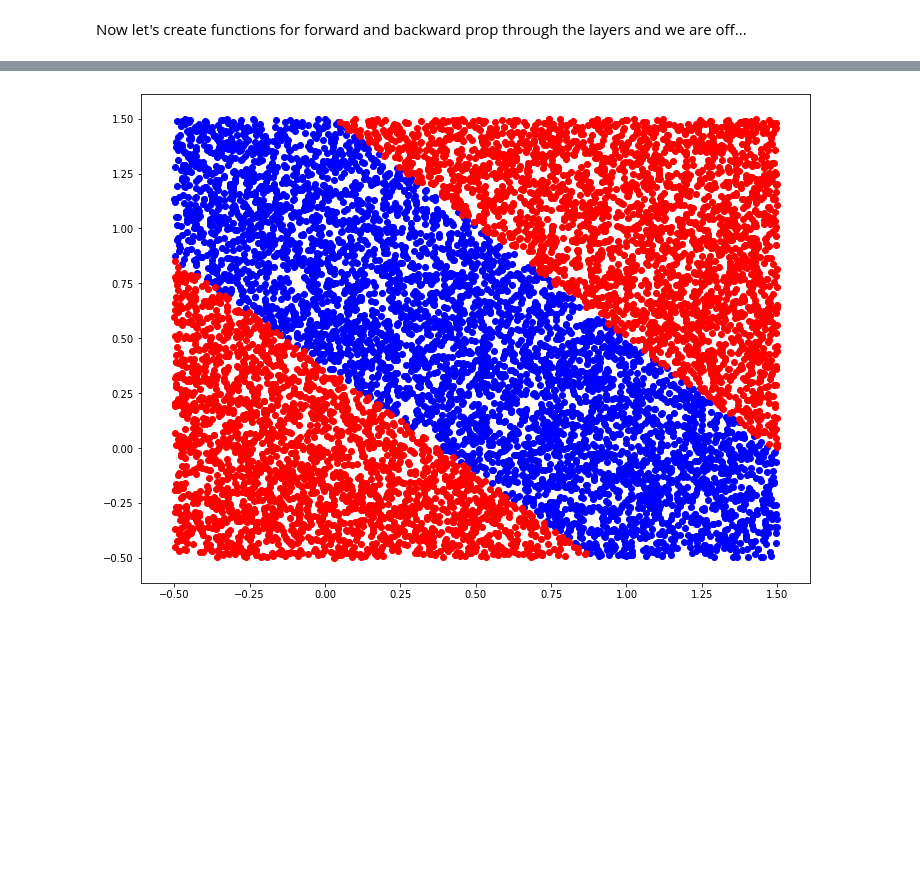
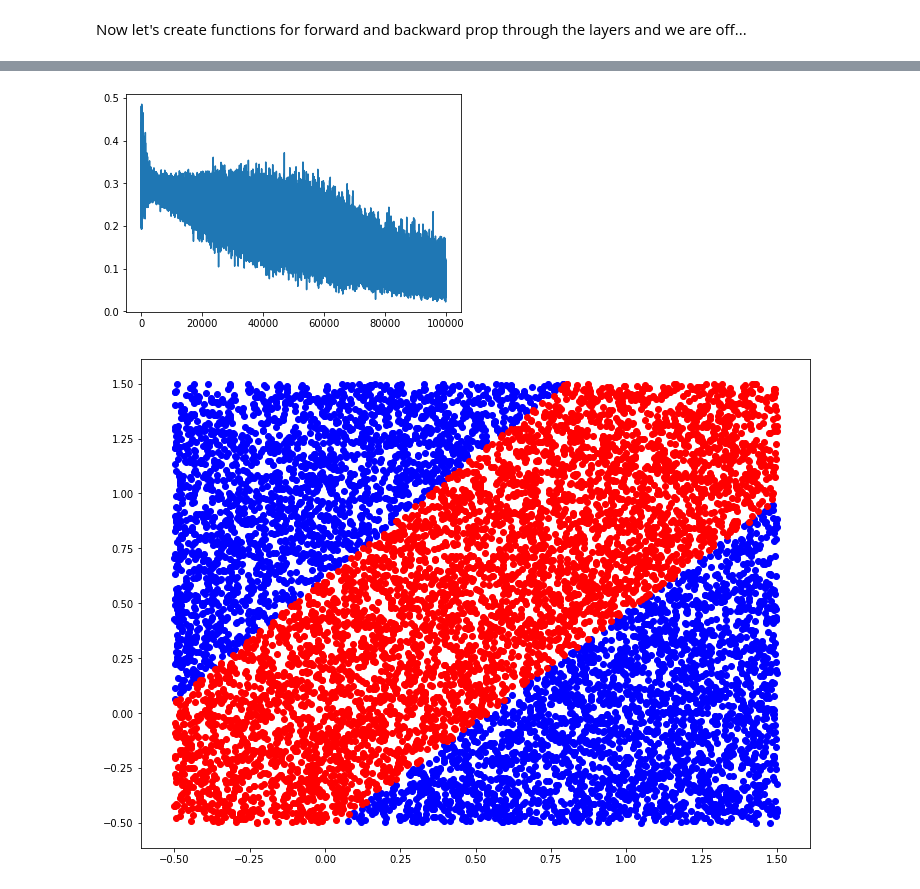
Before and after one commit to dsikka/DL4CV, a Jupyter notebook: HW2/HW2.ipynb, the cells around one changed output, grey strips where cells are left out. Cells and saved outputs as stored; diff of their text form; code cells hidden in the pictures; blank space fills up the shorter version.

Commit message:
Completed functionality and additional file consisting of proper batch gradient descent

```diff
--- a/HW2/HW2.ipynb
+++ b/HW2/HW2.ipynb
@@ -102,9 +104,10 @@ Now let's create functions for forward and backward prop through the layers and
 # Forward Propogation functions
 # Hidden layer output
 def get_hidden_layer_output(input_matrix):
-    h = np.zeros((len(input_matrix), 1))
-    for i in range(len(h)):
-        h[i] = max(0, input_matrix[i])
+    h = np.zeros((input_matrix.shape[0], input_matrix.shape[1]))
+    for i in range(h.shape[0]):
+        for j in range(h.shape[1]):
+            h[i, j] = max(0, input_matrix[i, j])
     return h
 
 # W should be 2 by m matrix, where m is the number of units in the hidden layer
@@ -159,30 +162,22 @@ def get_c_deriv(partial_deriv_wrt_h, u_2):
             f_u_2[i, i] = 0
         else:
             f_u_2[i, i] = 1
-    partial_deriv_wrt_c = np.dot(f_u_2, partial_deriv_wrt_h)
+    partial_deriv_wrt_c = np.matmul(f_u_2.T, partial_deriv_wrt_h)
     return partial_deriv_wrt_c
 
 # Should produce an 2 by m matrix at the end
 def get_W_deriv(data_point, partial_deriv_wrt_c):
     partial_deriv_wrt_W = data_point * np.transpose(partial_deriv_wrt_c)
     return partial_deriv_wrt_W
-# %%
-W = np.array([[1, 2, 4], [0, 3, -1]])
-w = np.array([1, -2, -5])
-w = np.transpose([w])
-c = np.zeros((3, 1))
-b = 0
-data_point = np.array([1, 0])
-data_point = np.transpose([data_point])
-u_2 = get_first_layer_output(W, data_point, c)
-h = get_hidden_layer_output(u_2)
-z = get_last_layer_output(w, h, b)
-[softplus_input, loss] = get_loss_layer_output(1, z)
-loss_layer_deriv = get_loss_layer_deriv(softplus_input)
-partial_deriv_wrt_z = get_last_layer_deriv(loss_layer_deriv, 1)
-partial_deriv_wrt_w = get_w_deriv(partial_deriv_wrt_z, h)
-partial_deriv_wrt_h = get_h_deriv(partial_deriv_wrt_z, w)
-partial_deriv_wrt_c = get_c_deriv(partial_deriv_wrt_h, u_2)
-partial_deriv_wrt_W = get_W_deriv(data_point, partial_deriv_wrt_c)
+# %%
+# Forward and Backprop functions for binary cross entropy as a loss
+def get_binary_cross_loss(y, z):
+    probability = 1/(1 + np.exp(-1*z))
+    loss = -y*np.log(probability) - (1-y)*np.log(1-probability)
+    return [loss, probability]
+
+def get_loss_derivative_cross(y, probability):
+    partial_derivative_wrt_z = (-y/probability + (1-y)/(1-probability))*(probability)*(1-probability) +  0.000001
+    return partial_derivative_wrt_z
 # %%
 # m = number of units in hidden layer
@@ -273,9 +283,10 @@ def plot_boundary(values):
     plt.show()
 # %%
 # For 2 neurons
-values = train_mlp(2)
+values = train_mlp(m=2, use_cross_loss=False, iters=100000, batch_size=10, lr=0.001, X=X, y=y)
 plot_boundary(values)
 # %% [output]
-[figure, old version]
+[figure, new version]
+[figure, added]
 # %%
 # For 3 neurons
```
Also changed, not shown: parts of 21 cells of this notebook, 1 other file.
